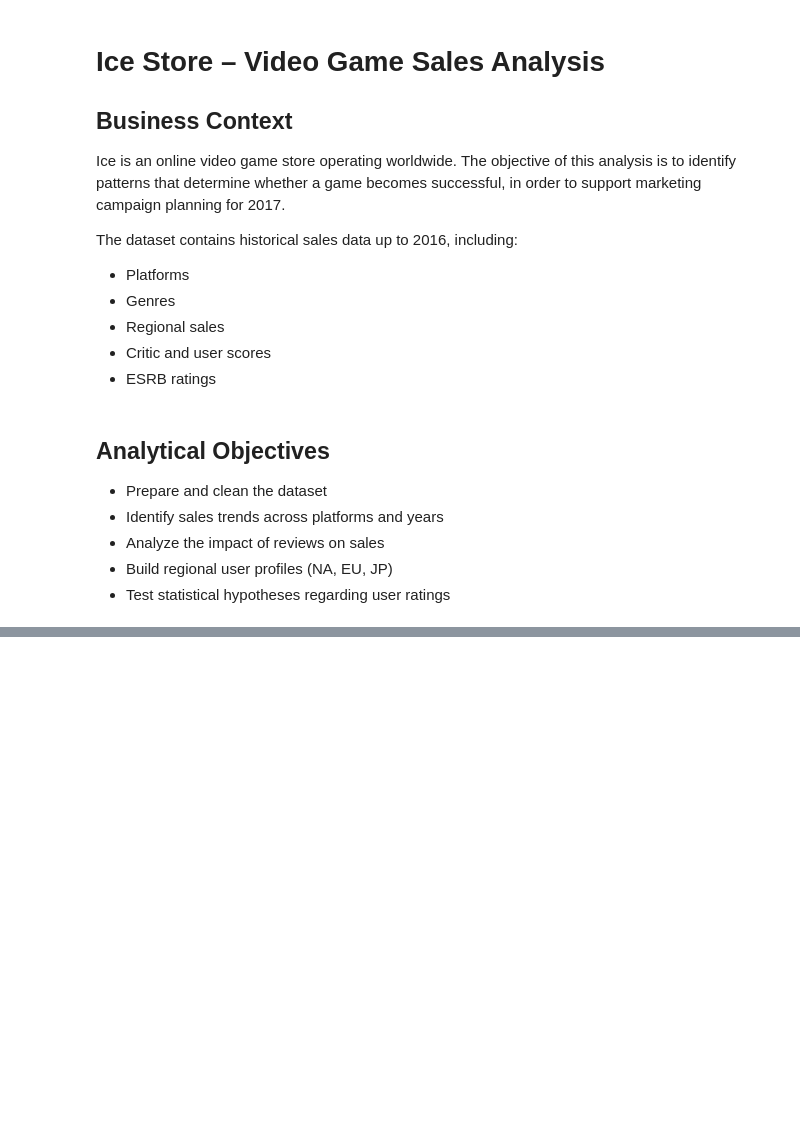
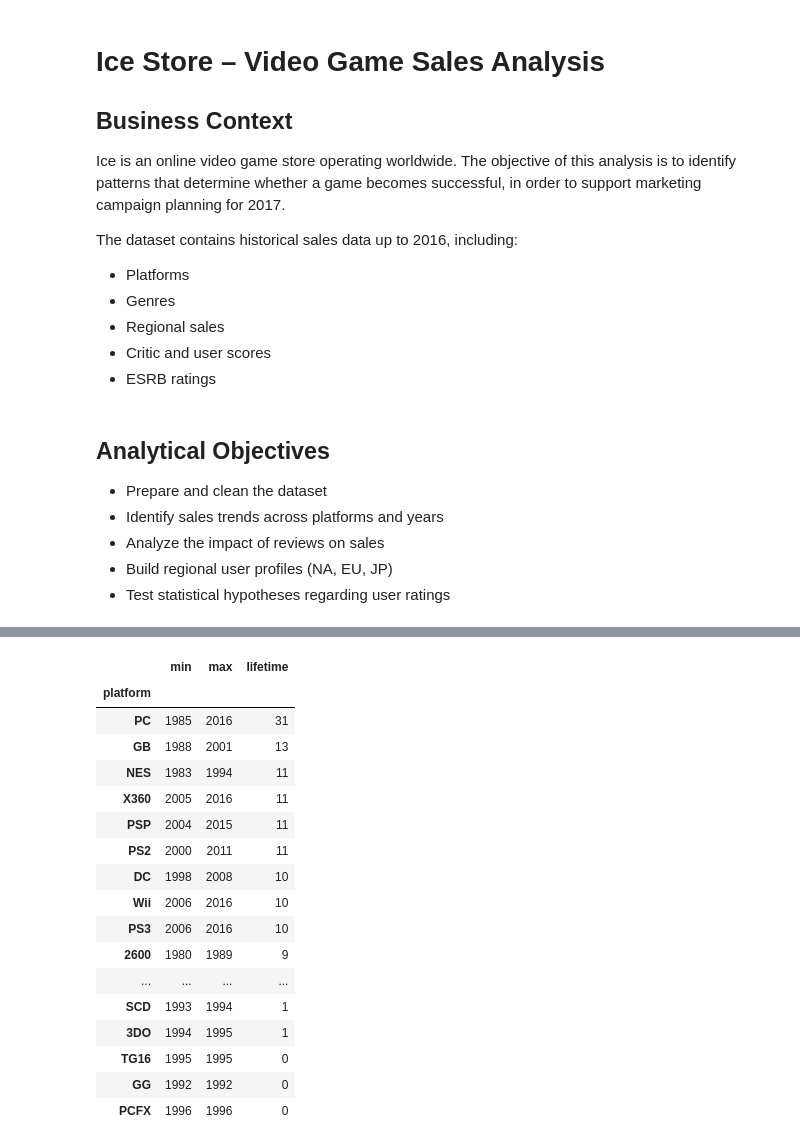
Before and after one commit to augusto-hjs/ice-game-sales-analysis, a Jupyter notebook: notebooks/notebook.ipynb, the cells around one changed output, grey strips where cells are left out. Drawn from its saved outputs; the diff is of its cells as text; code cells hidden in the pictures; blank space fills up the shorter version.

```diff
--- a/notebooks/notebook.ipynb
+++ b/notebooks/notebook.ipynb
@@ -95,0 +271,30 @@ games['rating'] = games['rating'].replace('RP', np.nan)
+# %%
+platform_lifecycle = (
+    games.groupby('platform')['year_of_release']
+    .agg(['min', 'max'])
+)
+
+platform_lifecycle['lifetime'] = (
+    platform_lifecycle['max'] - platform_lifecycle['min']
+)
+
+platform_lifecycle.sort_values('lifetime', ascending=False)
+# %% [output]
+|  | min | max | lifetime |
+| platform |  |  |  |
+| PC | 1985 | 2016 | 31 |
+| GB | 1988 | 2001 | 13 |
+| NES | 1983 | 1994 | 11 |
+| X360 | 2005 | 2016 | 11 |
+| PSP | 2004 | 2015 | 11 |
+| PS2 | 2000 | 2011 | 11 |
+| DC | 1998 | 2008 | 10 |
+| Wii | 2006 | 2016 | 10 |
+| PS3 | 2006 | 2016 | 10 |
+| 2600 | 1980 | 1989 | 9 |
+| ... | ... | ... | ... |
+| SCD | 1993 | 1994 | 1 |
+| 3DO | 1994 | 1995 | 1 |
+| TG16 | 1995 | 1995 | 0 |
+| GG | 1992 | 1992 | 0 |
+| PCFX | 1996 | 1996 | 0 |
```
Also changed, not shown: parts of 21 cells of this notebook.
